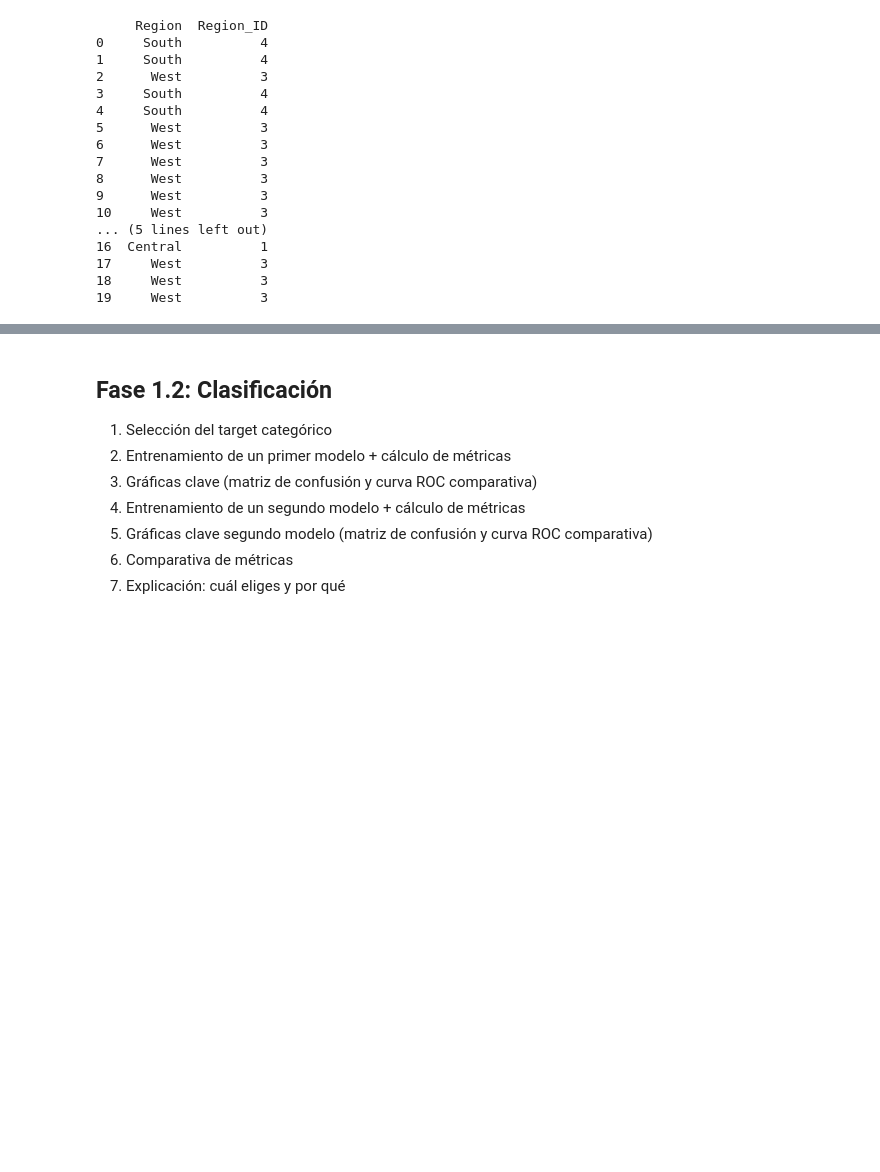
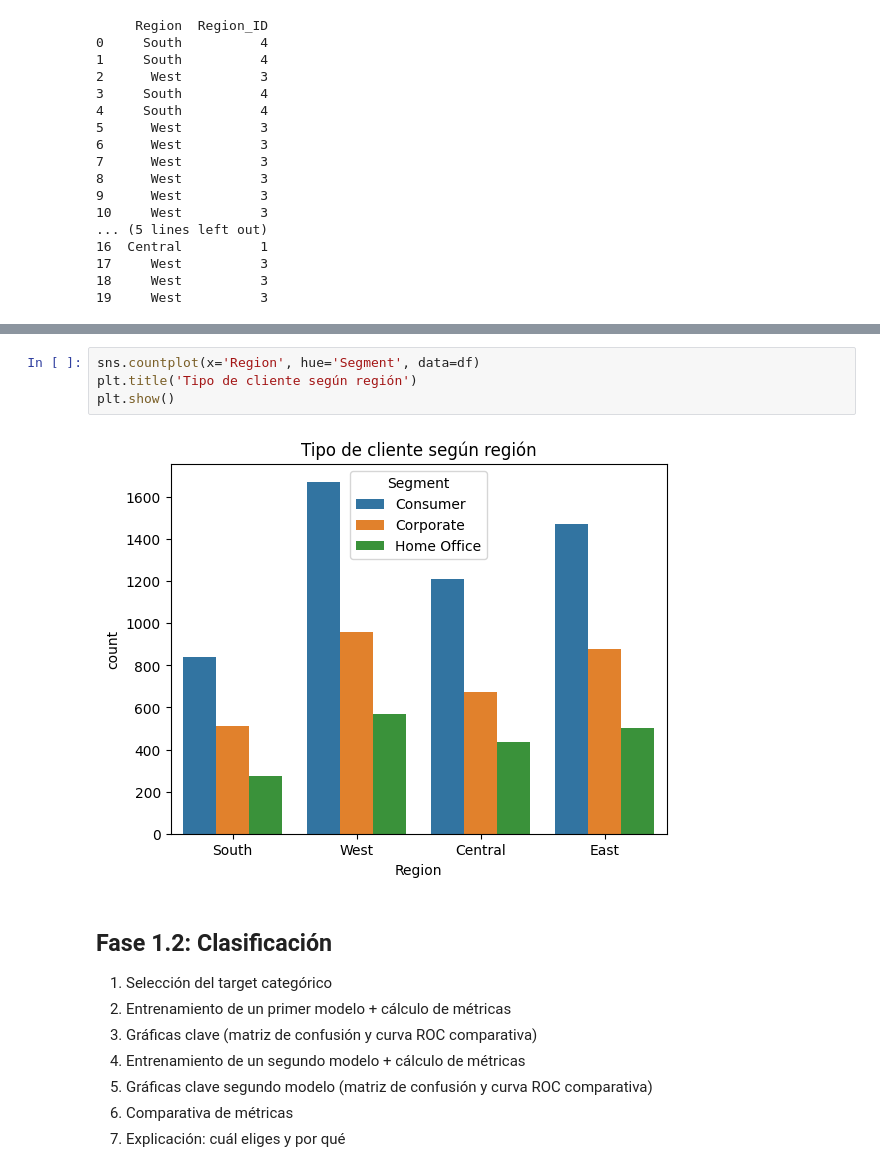
Before and after one commit to ignacastiguti/Repositorio, a Jupyter notebook: [00] - Workshops/Workshop_ML_PartTime.ipynb, the cells around one changed output, grey strips where cells are left out. Drawn from its saved outputs; the diff is of its cells as text; blank space fills up the shorter version.

```diff
--- a/[00] - Workshops/Workshop_ML_PartTime.ipynb
+++ b/[00] - Workshops/Workshop_ML_PartTime.ipynb
@@ -214,3 +225,9 @@ print(df[['Region', 'Region_ID']].head(20))
+# %%
+sns.countplot(x='Region', hue='Segment', data=df)
+plt.title('Tipo de cliente según región')
+plt.show()
+# %% [output]
+[figure, added]
 # %% [markdown]
 ## Fase 1.2: Clasificación
 
```
Also changed, not shown: parts of 2 cells of this notebook.
